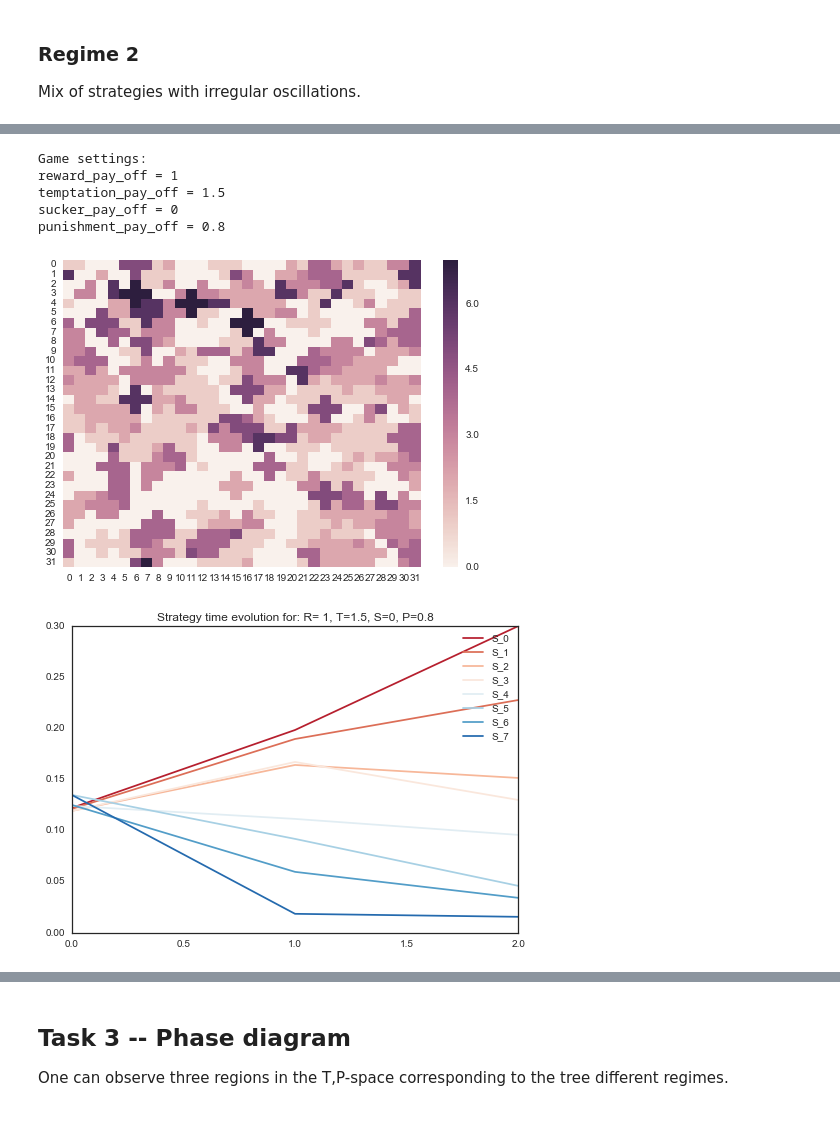
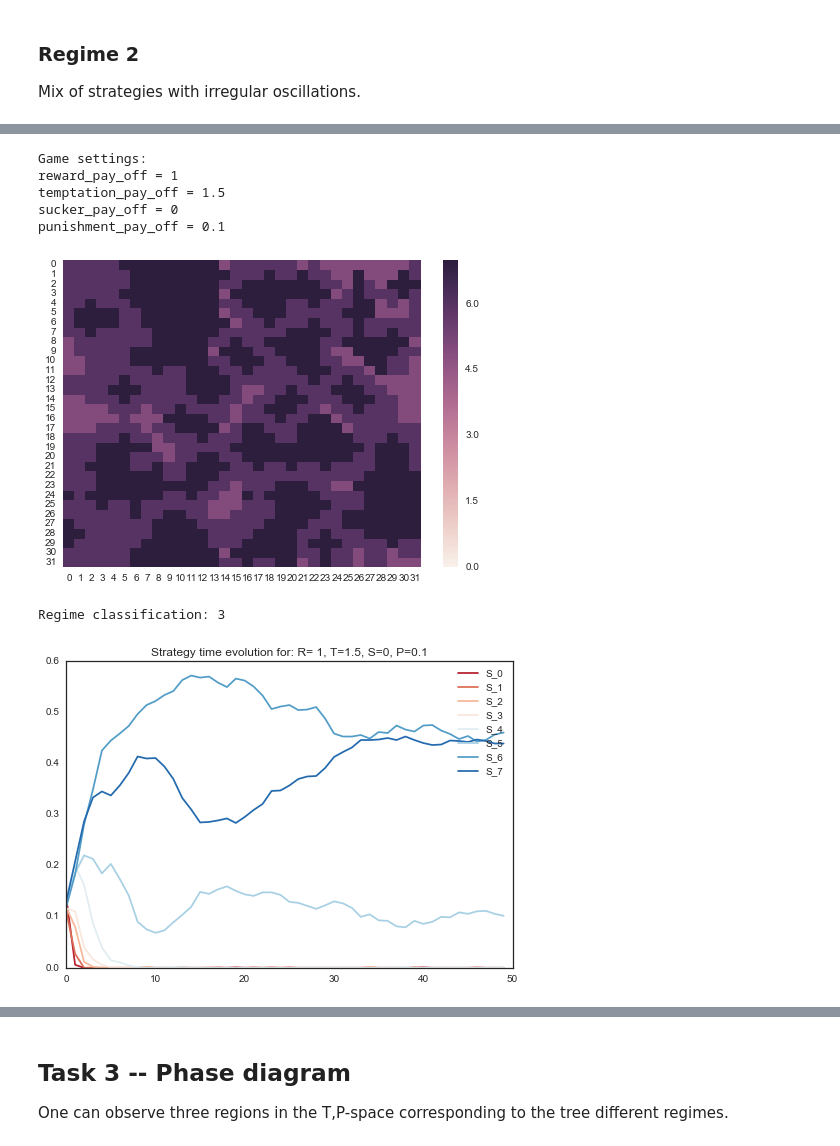
Before and after one commit to rasake/MPCAS, a Jupyter notebook: FFR120 Simulation of Complex Systems/Homework 2/prisoners_dilemma.ipynb, the cells around one changed output, grey strips where cells are left out. Saved outputs shown, nothing was run; the diff lists cells and outputs as text; code cells hidden in the pictures.

```diff
--- a/FFR120 Simulation of Complex Systems/Homework 2/prisoners_dilemma.ipynb
+++ b/FFR120 Simulation of Complex Systems/Homework 2/prisoners_dilemma.ipynb
@@ -63,10 +69,11 @@ Strategies that defect late in the game dominate.
 # %%
-prisoners.demonstrate_regime2(3,7)
+prisoners.demonstrate_regime3(100,7)
 # %% [output]
 Game settings:
 reward_pay_off = 1
 temptation_pay_off = 1.5
 sucker_pay_off = 0
-punishment_pay_off = 0.8
+punishment_pay_off = 0.1
-[figure, old version]
+[figure, new version]
+Regime classification: 3
-[figure, old version]
+[figure, new version]
```
Also changed, not shown: parts of 11 cells of this notebook, 1 other file.
